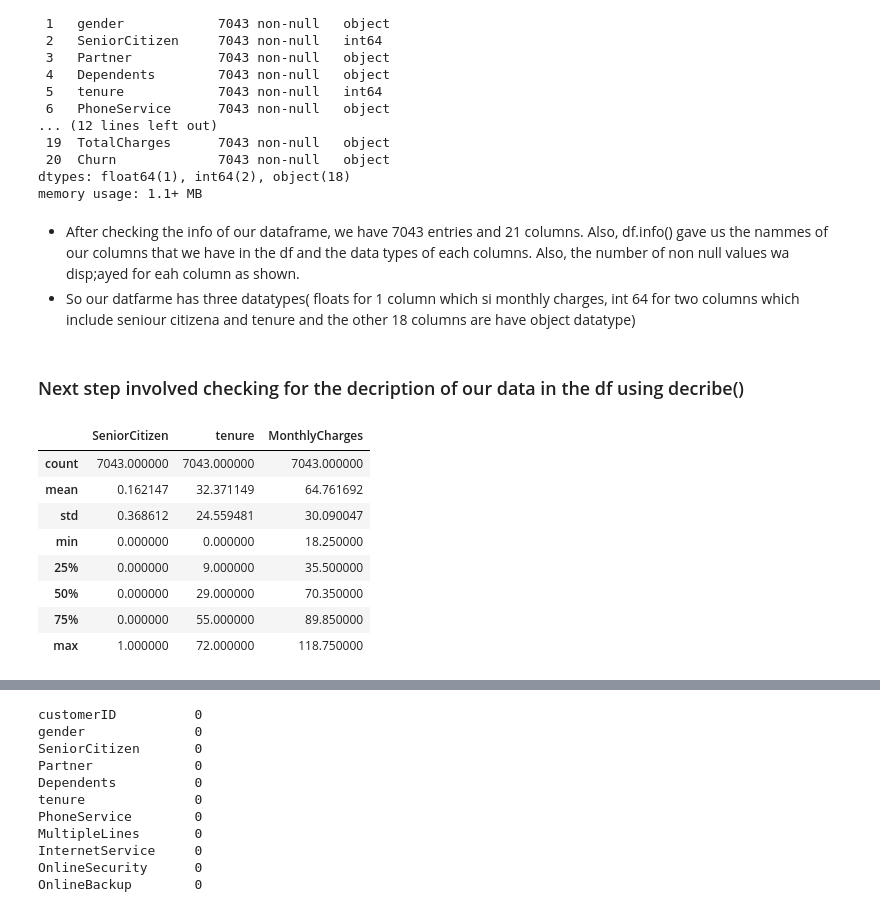
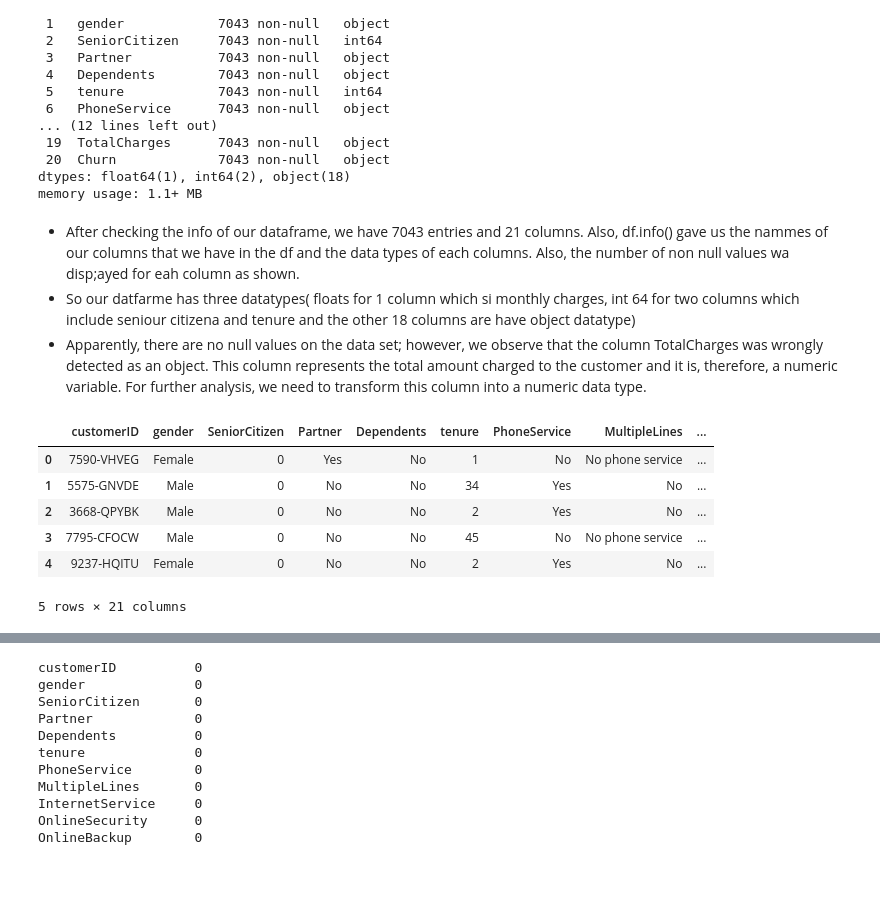
Before and after one commit to Dan-njuguna/telco_customer_churn, a Jupyter notebook: customer_churn.ipynb, the cells around one changed output, grey strips where cells are left out. Saved outputs shown, nothing was run; the diff lists cells and outputs as text; code cells hidden in the pictures; blank space fills up the shorter version.

```diff
--- a/customer_churn.ipynb
+++ b/customer_churn.ipynb
@@ -114,17 +117,17 @@ memory usage: 1.1+ MB
 # %% [markdown]
 - After checking the info of our dataframe, we have 7043 entries and 21 columns. Also, df.info() gave us the nammes of our columns that we have in the df and the data types of each columns. Also,  the number of non null values wa disp;ayed for eah column as shown.
 - So our datfarme has three datatypes( floats for 1 column which si monthly charges, int 64 for two columns which include seniour citizena  and tenure and the  other 18 columns are have object datatype)
+- Apparently, there are no null values on the data set; however, we observe that the column TotalCharges was wrongly detected as an object. This column represents the total amount charged to the customer and it is, therefore, a numeric variable. For further analysis, we need to transform this column into a numeric data type.
-# %% [markdown]
-### Next step  involved checking for the decription of our data in the df using decribe()
+# %%
+# transform the column TotalCharges into a numeric data type
+df['TotalCharges'] = pd.to_numeric(df['TotalCharges'], errors='coerce')
 # %%
-df.describe()
+df.head()
 # %% [output]
-|  | SeniorCitizen | tenure | MonthlyCharges |
-| count | 7043.000000 | 7043.000000 | 7043.000000 |
-| mean | 0.162147 | 32.371149 | 64.761692 |
-| std | 0.368612 | 24.559481 | 30.090047 |
-| min | 0.000000 | 0.000000 | 18.250000 |
-| 25% | 0.000000 | 9.000000 | 35.500000 |
-| 50% | 0.000000 | 29.000000 | 70.350000 |
-| 75% | 0.000000 | 55.000000 | 89.850000 |
-| max | 1.000000 | 72.000000 | 118.750000 |
+|  | customerID | gender | SeniorCitizen | Partner | Dependents | tenure | PhoneService | MultipleLines | ... |
+| 0 | 7590-VHVEG | Female | 0 | Yes | No | 1 | No | No phone service | ... |
+| 1 | 5575-GNVDE | Male | 0 | No | No | 34 | Yes | No | ... |
+| 2 | 3668-QPYBK | Male | 0 | No | No | 2 | Yes | No | ... |
+| 3 | 7795-CFOCW | Male | 0 | No | No | 45 | No | No phone service | ... |
+| 4 | 9237-HQITU | Female | 0 | No | No | 2 | Yes | No | ... |
+5 rows × 21 columns
```
Also changed, not shown: parts of 48 cells of this notebook.
